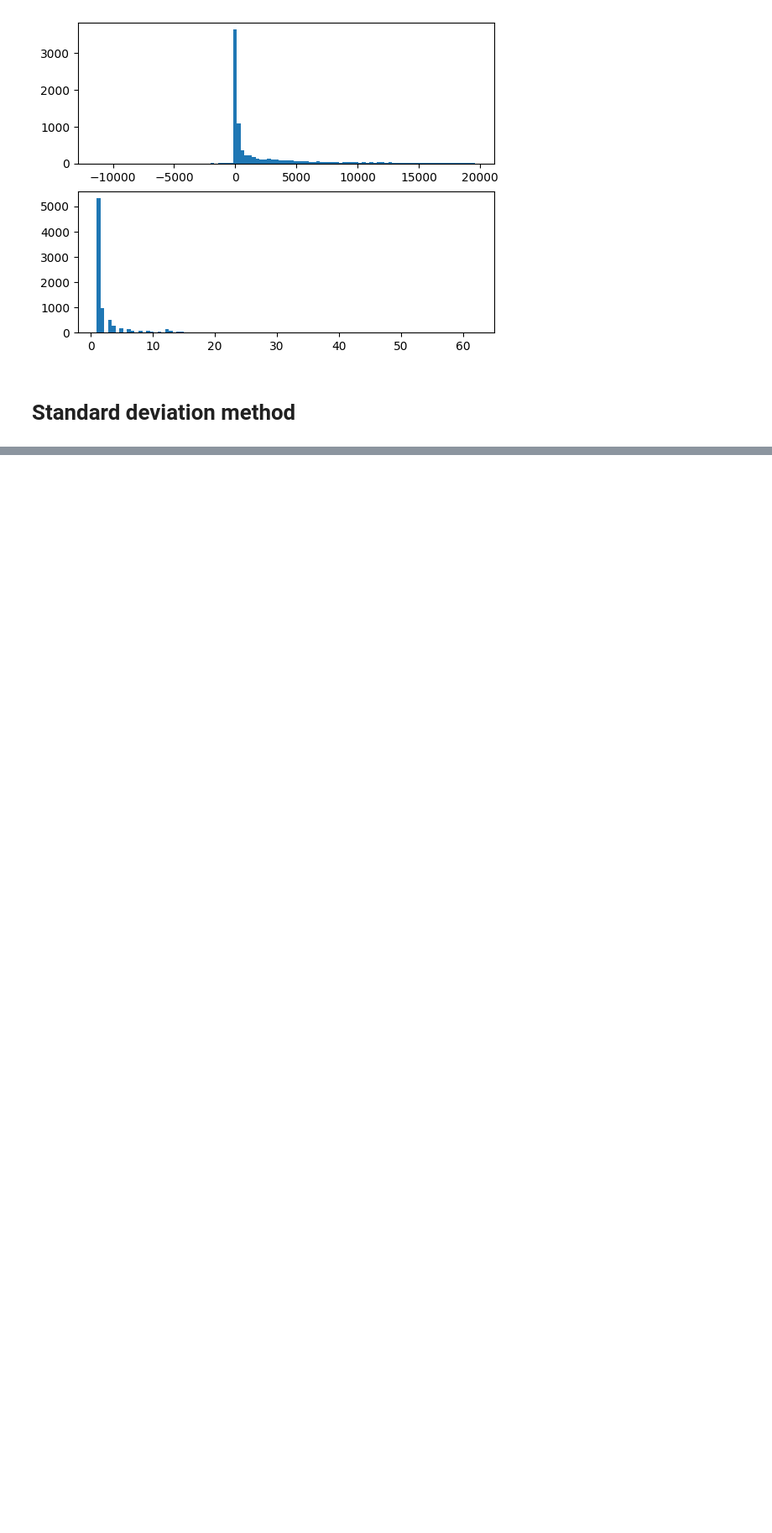
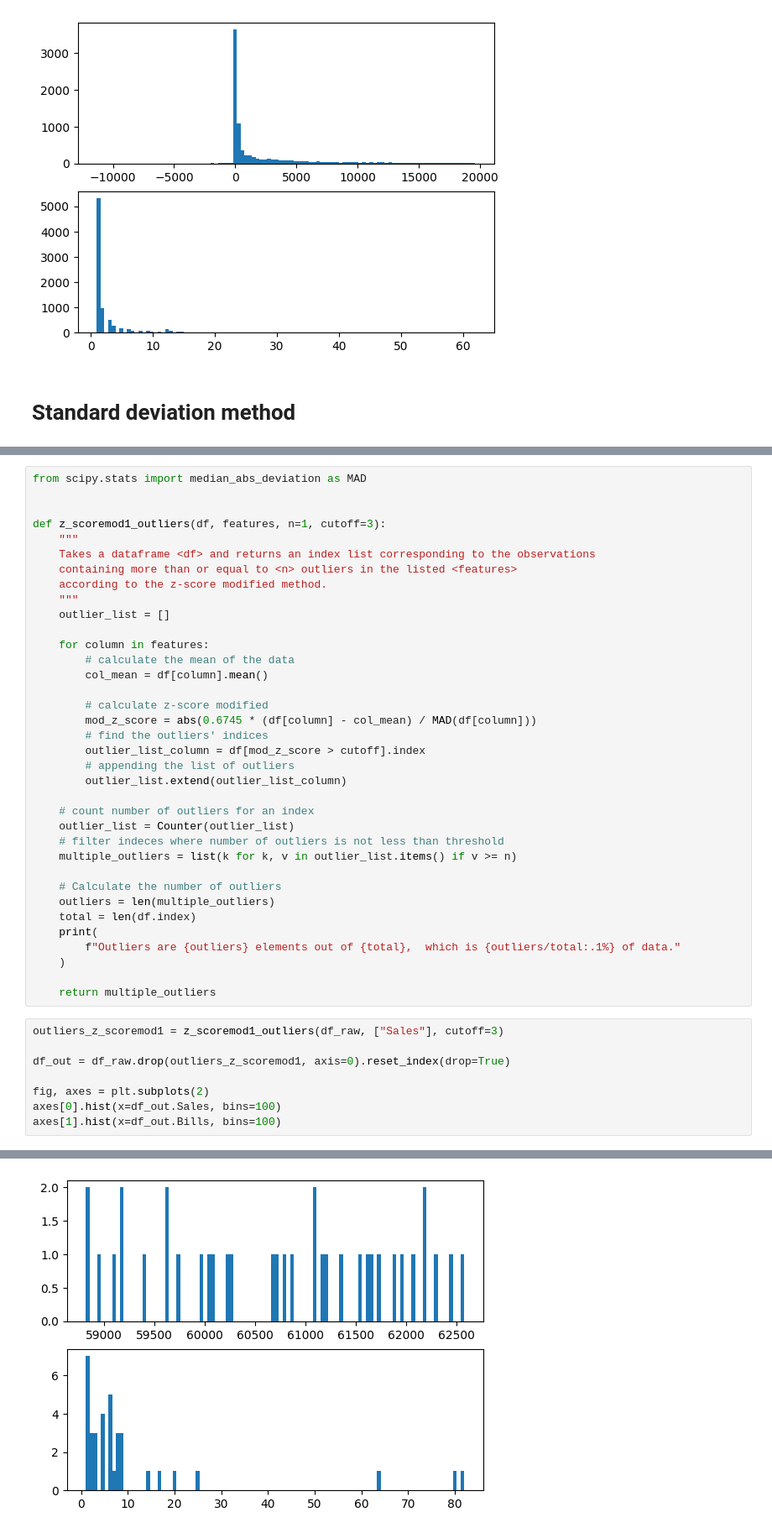
Before and after one commit to mcleroj/Python, a Jupyter notebook: outliers_detection.ipynb, the cells around one changed output, grey strips where cells are left out. Shown at 84% size. Drawn from its saved outputs; the diff is of its cells as text; blank space fills up the shorter version.

```diff
--- a/outliers_detection.ipynb
+++ b/outliers_detection.ipynb
@@ -142,0 +202,45 @@ def StDev_outliers (df, features, n=1, cutoff=3):
+# %%
+from scipy.stats import median_abs_deviation as MAD
+
+
+def z_scoremod1_outliers(df, features, n=1, cutoff=3):
+    """
+    Takes a dataframe <df> and returns an index list corresponding to the observations
+    containing more than or equal to <n> outliers in the listed <features>
+    according to the z-score modified method.
+    """
+    outlier_list = []
+
+    for column in features:
+        # calculate the mean of the data
+        col_mean = df[column].mean()
+
+        # calculate z-score modified
+        mod_z_score = abs(0.6745 * (df[column] - col_mean) / MAD(df[column]))
+        # find the outliers' indices
+        outlier_list_column = df[mod_z_score > cutoff].index
+        # appending the list of outliers
+        outlier_list.extend(outlier_list_column)
+
+    # count number of outliers for an index
+    outlier_list = Counter(outlier_list)
+    # filter indeces where number of outliers is not less than threshold
+    multiple_outliers = list(k for k, v in outlier_list.items() if v >= n)
+
+    # Calculate the number of outliers
+    outliers = len(multiple_outliers)
+    total = len(df.index)
+    print(
+        f"Outliers are {outliers} elements out of {total},  which is {outliers/total:.1%} of data."
+    )
+
+    return multiple_outliers
+# %%
+outliers_z_scoremod1 = z_scoremod1_outliers(df_raw, ["Sales"], cutoff=3)
+
+df_out = df_raw.drop(outliers_z_scoremod1, axis=0).reset_index(drop=True)
+
+fig, axes = plt.subplots(2)
+axes[0].hist(x=df_out.Sales, bins=100)
+axes[1].hist(x=df_out.Bills, bins=100)
+# %% [output]
@@ -142,0 +267 @@ def StDev_outliers (df, features, n=1, cutoff=3):
+[figure, added]
```
Also changed, not shown: parts of 15 cells of this notebook.
